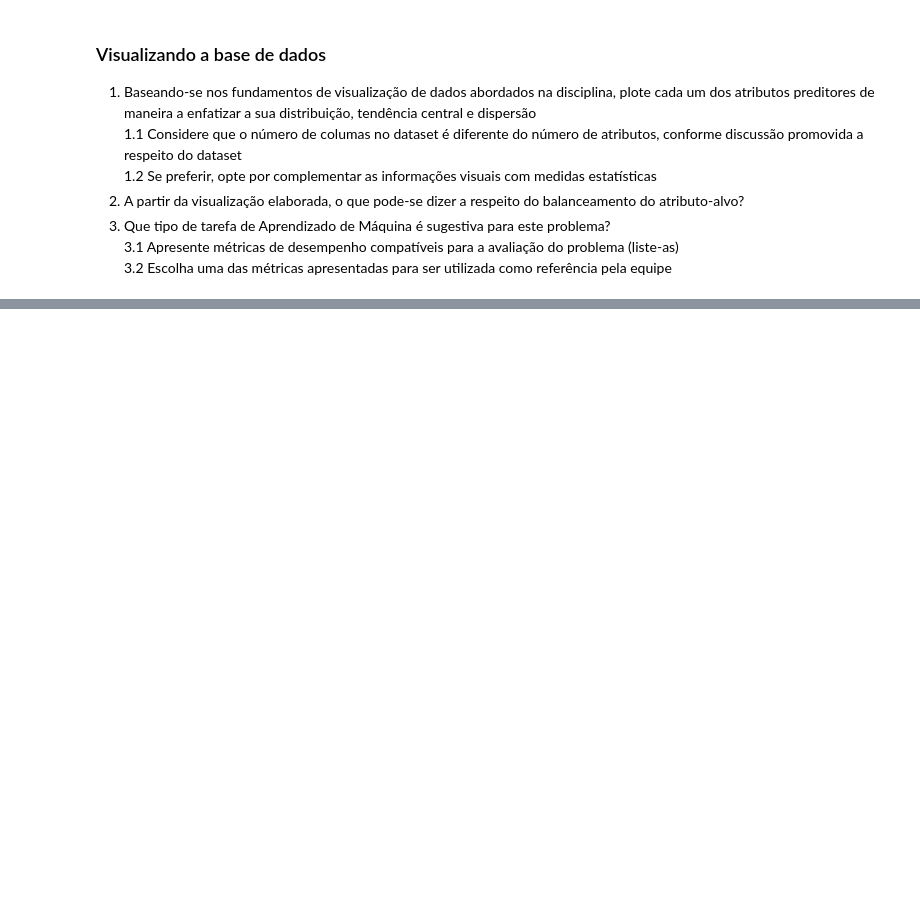
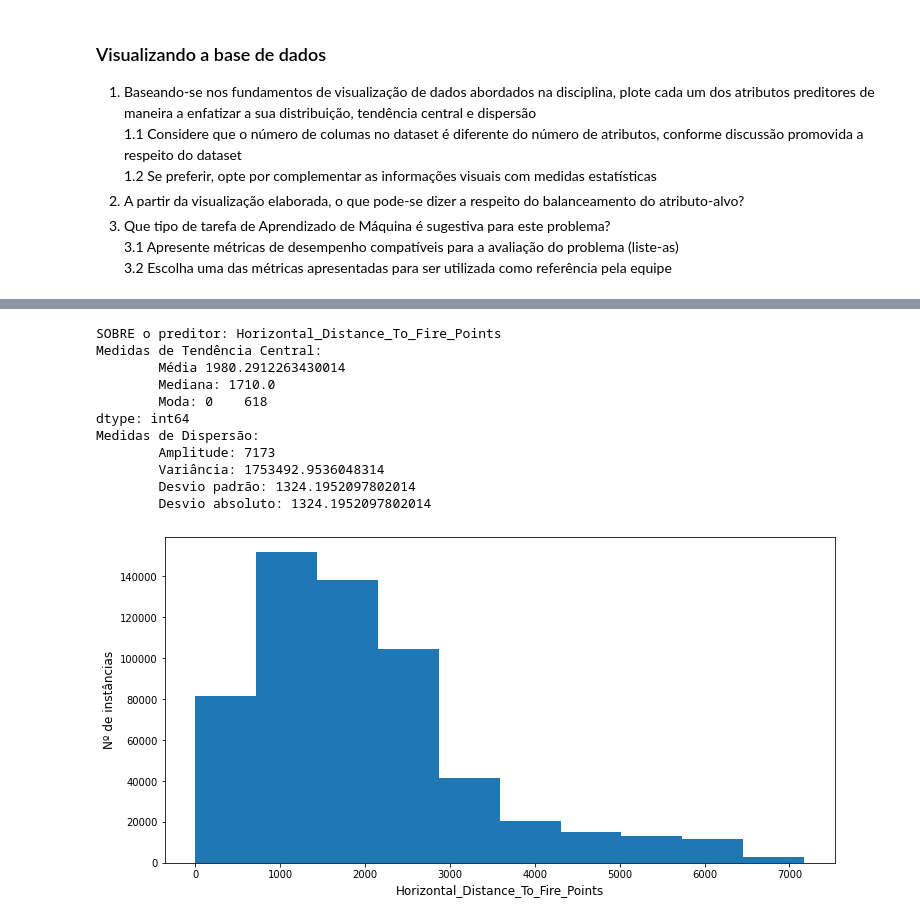
Before and after one commit to elloa-uea/projeto-pratico-3-rna-pp3-ultima-hora, a Jupyter notebook: notebooks/PP3.2 - Conhecendo o Conjunto de Dados.ipynb, the cells around one changed output, grey strips where cells are left out. Saved outputs shown, nothing was run; the diff lists cells and outputs as text; code cells hidden in the pictures; blank space fills up the shorter version.

```diff
--- a/notebooks/PP3.2 - Conhecendo o Conjunto de Dados.ipynb
+++ b/notebooks/PP3.2 - Conhecendo o Conjunto de Dados.ipynb
@@ -147,0 +203,16 @@ Mediante a referência informada, o atributo se enquadra na abordagem #4, Custom
+# %%
+calc_medidas("Horizontal_Distance_To_Fire_Points")
+plotar("Horizontal_Distance_To_Fire_Points")
+# %% [output]
+SOBRE o preditor: Horizontal_Distance_To_Fire_Points
+Medidas de Tendência Central:
+        Média 1980.2912263430014
+        Mediana: 1710.0
+        Moda: 0    618
+dtype: int64
+Medidas de Dispersão:
+        Amplitude: 7173
+        Variância: 1753492.9536048314
+        Desvio padrão: 1324.1952097802014
+        Desvio absoluto: 1324.1952097802014
+[figure, added]
```
Also changed, not shown: parts of 13 cells of this notebook.
